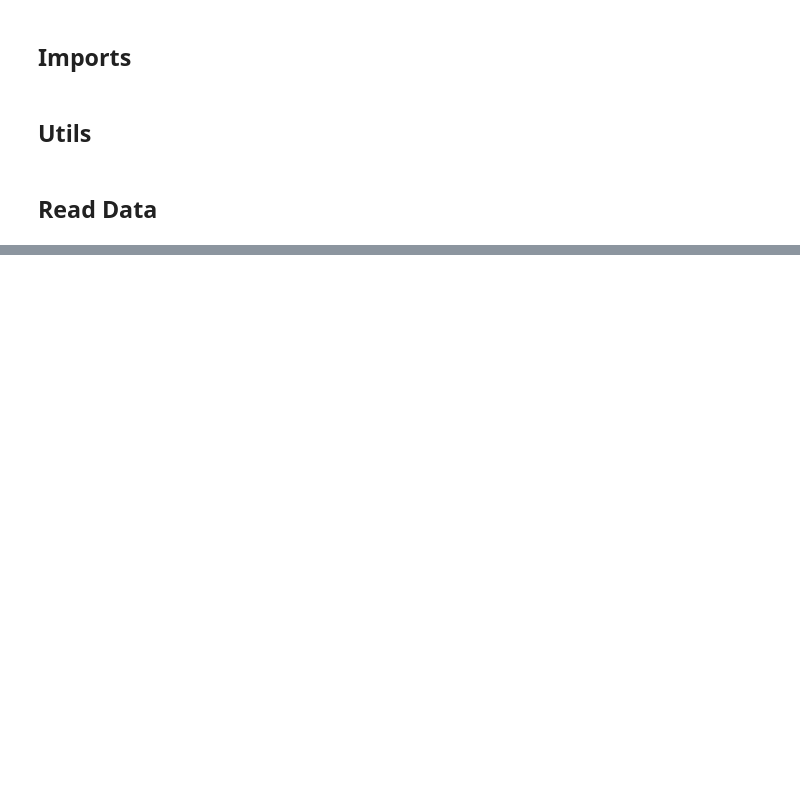
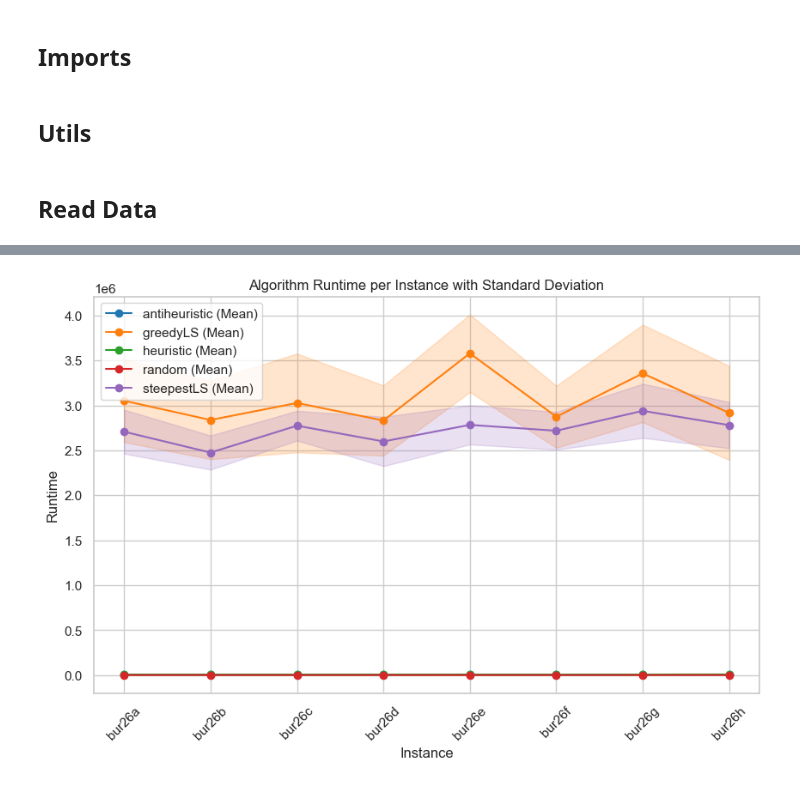
Before and after one commit to MatTheTab/Biologically_Inspired_Algorithms, a Jupyter notebook: LS_Results.ipynb, the cells around one changed output, grey strips where cells are left out. Drawn from its saved outputs; the diff is of its cells as text; code cells hidden in the pictures; blank space fills up the shorter version.

```diff
--- a/LS_Results.ipynb
+++ b/LS_Results.ipynb
@@ -115,0 +121,27 @@ For the averages, we assess the stability of the results (standard deviations sh
+# %%
+def plot_algorithms(summary, title="Measure"):
+    # Set up the plot
+    plt.figure(figsize=(10, 6))
+    sns.set_theme(style="whitegrid")
+
+    # Plot each algorithm separately
+    algorithms = summary["Algorithm"].unique()
+    colors = sns.color_palette("tab10", len(algorithms))
+
+    for i, algorithm in enumerate(algorithms):
+        subset = summary[summary["Algorithm"] == algorithm]
+        plt.plot(subset["Instance"], subset["mean"], label=f"{algorithm} (Mean)", color=colors[i], marker="o", linestyle="-")
+        plt.fill_between(subset["Instance"], subset["mean"] - subset["std"], subset["mean"] + subset["std"], alpha=0.2, color=colors[i])
+
+    # Labels and legend
+    plt.xlabel("Instance")
+    plt.ylabel(title)
+    plt.title(f"Algorithm {title} per Instance with Standard Deviation")
+    plt.legend()
+    plt.xticks(rotation=45)  # Rotate instance labels for better readability
+    plt.show()
+# %%
+summary = df_runtime.groupby(["Algorithm", "Instance"])["Runtime"].agg(["mean", "std"]).reset_index()
+plot_algorithms(summary, title="Runtime")
+# %% [output]
+[figure, added]
```
Also changed, not shown: parts of 15 cells of this notebook, 6 other files.
